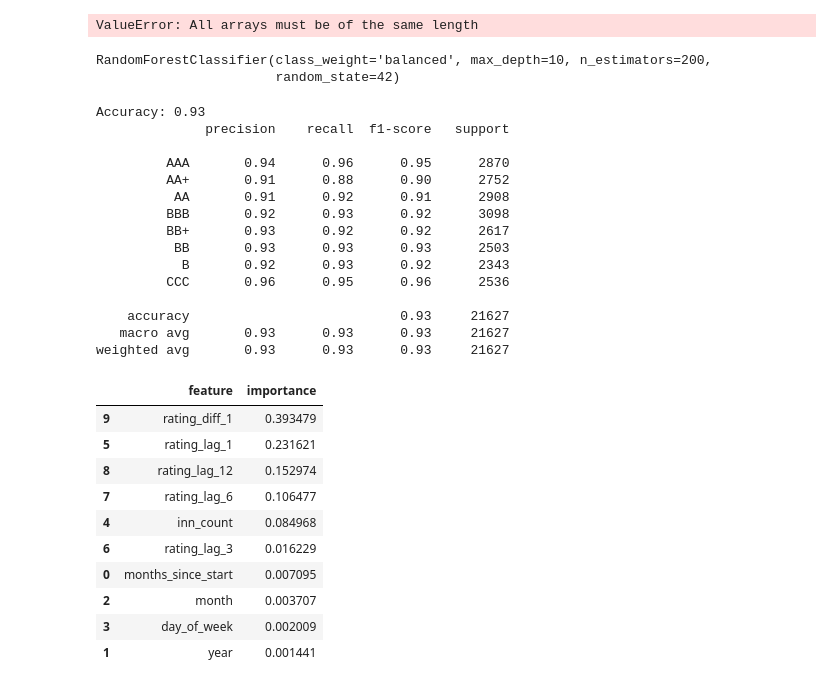
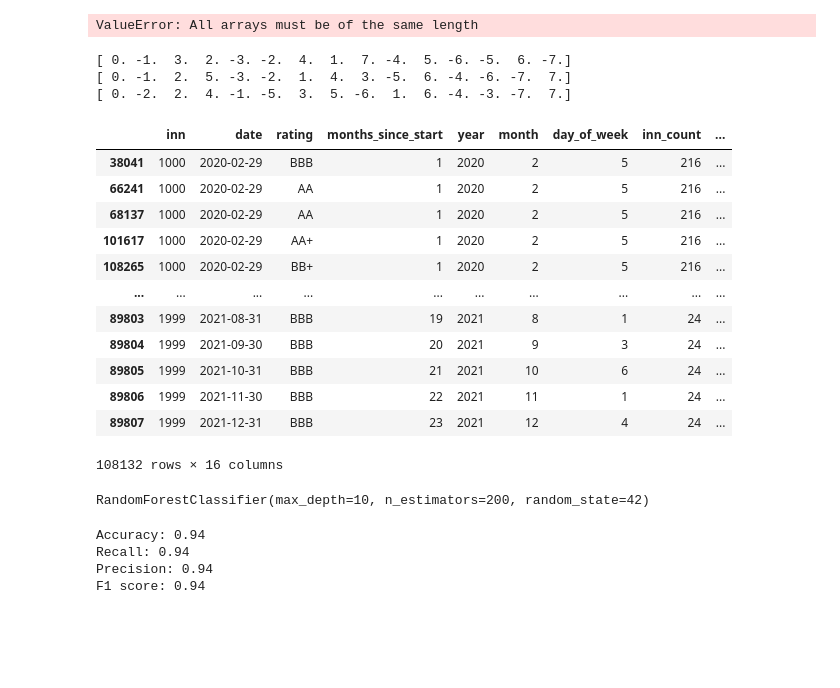
Before and after one commit to DanLip02/Ratings-analysis-project, a Jupyter notebook: jupyter_books/ML_model.ipynb, the cells around one changed output. Drawn from its saved outputs; the diff is of its cells as text; code cells hidden in the pictures; blank space fills up the shorter version.

```diff
--- a/jupyter_books/ML_model.ipynb
+++ b/jupyter_books/ML_model.ipynb
@@ -179,7 +179,31 @@ for lag in [1, 3, 6, 12]:
     data[col] = data[col].map(rating_to_code)
 # Разница с предыдущим рейтингом
 data['rating_diff_1'] = data.groupby('inn')['rating_encoded'].diff(1).fillna(0)
-# print(data['rating_diff_1'].unique())
+data['rating_diff_2'] = data.groupby('inn')['rating_encoded'].diff(2).fillna(0)
+data['rating_diff_3'] = data.groupby('inn')['rating_encoded'].diff(3).fillna(0)
+print(data['rating_diff_1'].unique())
+print(data['rating_diff_2'].unique())
+print(data['rating_diff_3'].unique())
+# %% [output]
+[ 0. -1.  3.  2. -3. -2.  4.  1.  7. -4.  5. -6. -5.  6. -7.]
+[ 0. -1.  2.  5. -3. -2.  1.  4.  3. -5.  6. -4. -6. -7.  7.]
+[ 0. -2.  2.  4. -1. -5.  3.  5. -6.  1.  6. -4. -3. -7.  7.]
+# %%
+data.dropna()
+# %% [output]
+|  | inn | date | rating | months_since_start | year | month | day_of_week | inn_count | ... |
+| 38041 | 1000 | 2020-02-29 | BBB | 1 | 2020 | 2 | 5 | 216 | ... |
+| 66241 | 1000 | 2020-02-29 | AA | 1 | 2020 | 2 | 5 | 216 | ... |
+| 68137 | 1000 | 2020-02-29 | AA | 1 | 2020 | 2 | 5 | 216 | ... |
+| 101617 | 1000 | 2020-02-29 | AA+ | 1 | 2020 | 2 | 5 | 216 | ... |
+| 108265 | 1000 | 2020-02-29 | BB+ | 1 | 2020 | 2 | 5 | 216 | ... |
+| ... | ... | ... | ... | ... | ... | ... | ... | ... | ... |
+| 89803 | 1999 | 2021-08-31 | BBB | 19 | 2021 | 8 | 1 | 24 | ... |
+| 89804 | 1999 | 2021-09-30 | BBB | 20 | 2021 | 9 | 3 | 24 | ... |
+| 89805 | 1999 | 2021-10-31 | BBB | 21 | 2021 | 10 | 6 | 24 | ... |
+| 89806 | 1999 | 2021-11-30 | BBB | 22 | 2021 | 11 | 1 | 24 | ... |
+| 89807 | 1999 | 2021-12-31 | BBB | 23 | 2021 | 12 | 4 | 24 | ... |
+108132 rows × 16 columns
 # %%
 # --- 4. Фичи и обучение ---
 # X = data.filter(like='lag_')  # Только лаги
@@ -200,50 +224,30 @@ model = RandomForestClassifier(
     n_estimators=200,
     max_depth=10,
     random_state=42,
-    class_weight='balanced'  # Для несбалансированных данных
+    # class_weight='balanced'  # Для несбалансированных данных
 )
 model.fit(X_train, y_train)
 # %% [output]
-RandomForestClassifier(class_weight='balanced', max_depth=10, n_estimators=200,
-                       random_state=42)
+RandomForestClassifier(max_depth=10, n_estimators=200, random_state=42)
 # %%
 # --- 5. Оценка ---
 y_pred = model.predict(X_test)
 print(f"Accuracy: {accuracy_score(y_test, y_pred):.2f}")
-print(classification_report(y_test, y_pred, target_names=rating_order))
+print(f"Recall: {recall_score(y_test, y_pred, average='micro'):.2f}")
+print(f"Precision: {precision_score(y_test, y_pred, average='micro'):.2f}")
+print(f"F1 score: {f1_score(y_test, y_pred, average='micro'):.2f}")
+# print(classification_report(y_test, y_pred, target_names=rating_order))
 
 # Важность фичей
-pd.DataFrame({
-    'feature': X.columns,
-    'importance': model.feature_importances_
-}).sort_values('importance', ascending=False)
+# pd.DataFrame({
+#     'feature': X.columns,
+#     'importance': model.feature_importances_
+# }).sort_values('importance', ascending=False)
 # %% [output]
-Accuracy: 0.93
-              precision    recall  f1-score   support
-
-         AAA       0.94      0.96      0.95      2870
-         AA+       0.91      0.88      0.90      2752
-          AA       0.91      0.92      0.91      2908
-         BBB       0.92      0.93      0.92      3098
-         BB+       0.93      0.92      0.92      2617
-          BB       0.93      0.93      0.93      2503
-           B       0.92      0.93      0.92      2343
-         CCC       0.96      0.95      0.96      2536
-
-    accuracy                           0.93     21627
-   macro avg       0.93      0.93      0.93     21627
-weighted avg       0.93      0.93      0.93     21627
+Accuracy: 0.94
+Recall: 0.94
+Precision: 0.94
+F1 score: 0.94
-|  | feature | importance |
-| 9 | rating_diff_1 | 0.393479 |
-| 5 | rating_lag_1 | 0.231621 |
-| 8 | rating_lag_12 | 0.152974 |
-| 7 | rating_lag_6 | 0.106477 |
-| 4 | inn_count | 0.084968 |
-| 6 | rating_lag_3 | 0.016229 |
-| 0 | months_since_start | 0.007095 |
-| 2 | month | 0.003707 |
-| 3 | day_of_week | 0.002009 |
-| 1 | year | 0.001441 |
 # %%
 import matplotlib.pyplot as plt
 
```
Also changed, not shown: parts of 22 cells of this notebook, 3 other files.
